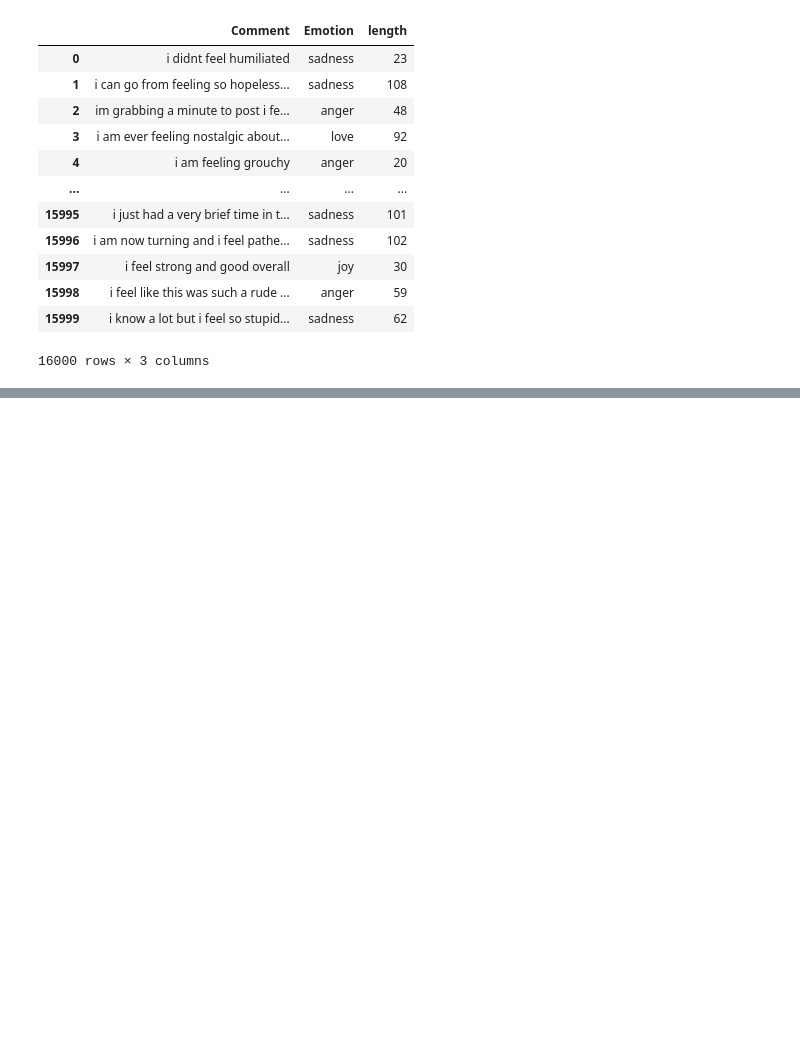
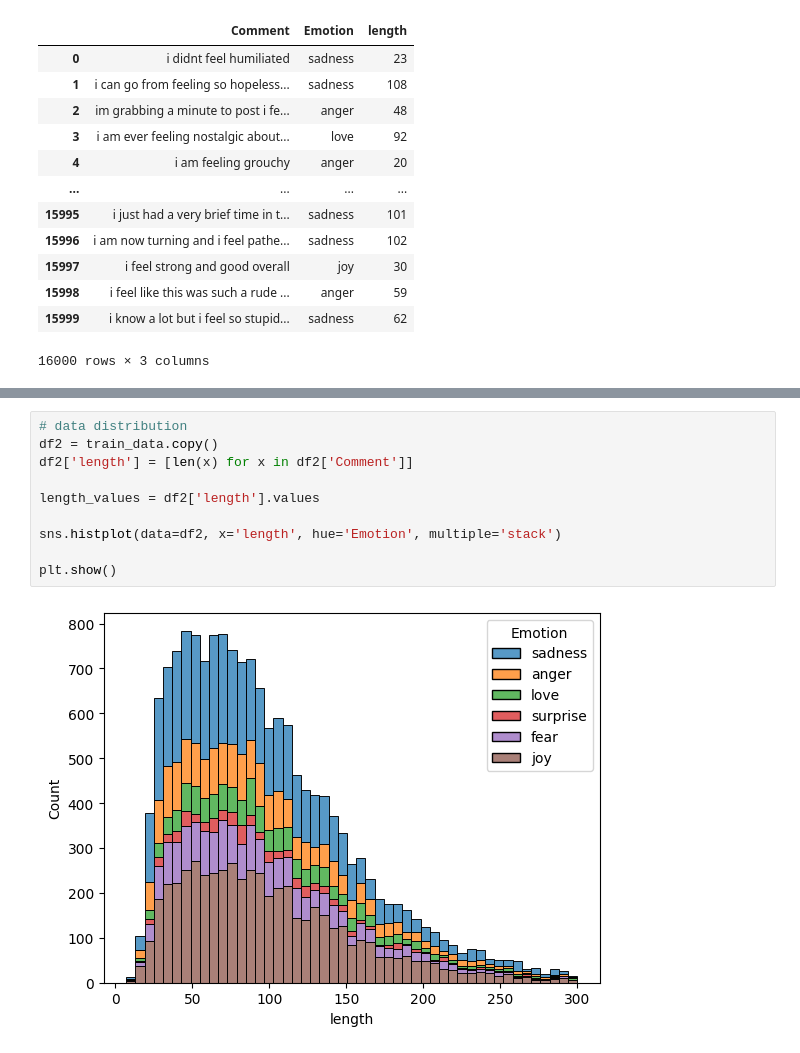
Before and after one commit to Sumit-Prasad01/Emotion-Recognition-App, a Jupyter notebook: Emotions_Classification.ipynb, the cells around one changed output, grey strips where cells are left out. Drawn from its saved outputs; the diff is of its cells as text; blank space fills up the shorter version.

```diff
--- a/Emotions_Classification.ipynb
+++ b/Emotions_Classification.ipynb
@@ -45,0 +79,12 @@ train_data
+# %%
+# data distribution
+df2 = train_data.copy()
+df2['length'] = [len(x) for x in df2['Comment']]
+
+length_values = df2['length'].values
+
+sns.histplot(data=df2, x='length', hue='Emotion', multiple='stack')
+
+plt.show()
+# %% [output]
+[figure, added]
```
Also changed, not shown: parts of 21 cells of this notebook.
